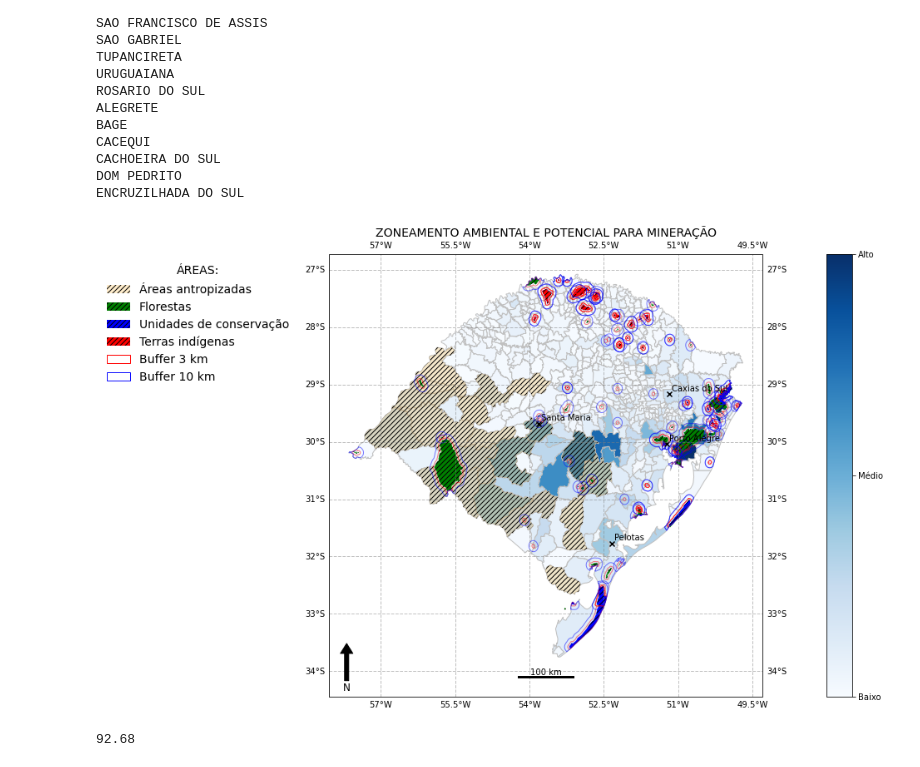
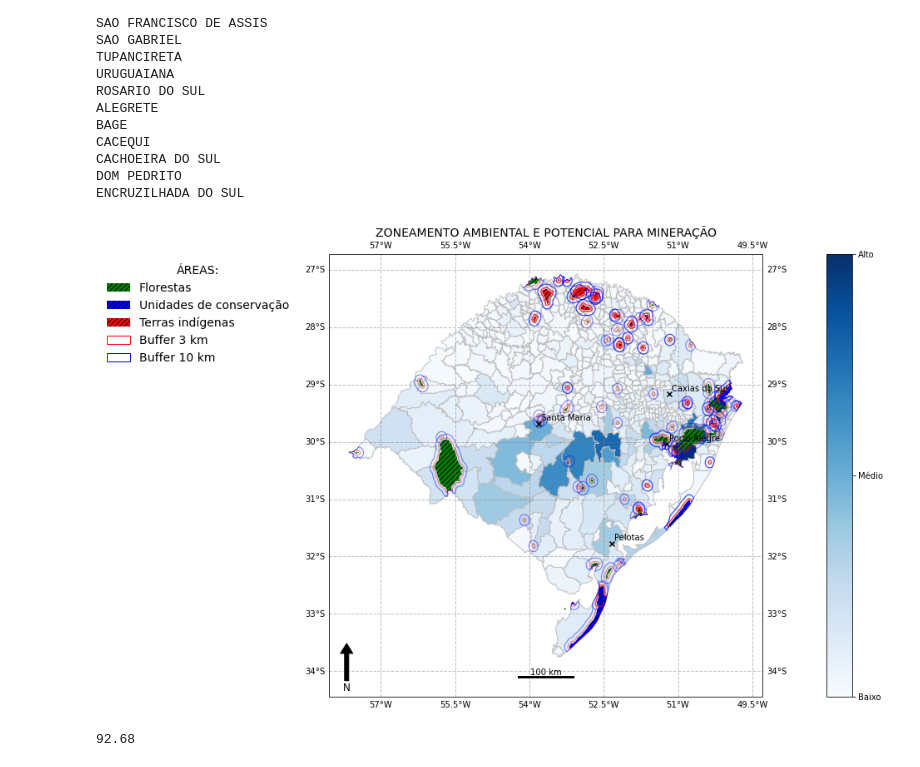
Before and after one commit to robertorolo/Mapas-minera-RS, a Jupyter notebook: ambiental estadual.ipynb, the cells around one changed output. Saved outputs shown, nothing was run; the diff lists cells and outputs as text; code cells hidden in the pictures.

Commit message:
remove vegetal supression

```diff
--- a/ambiental estadual.ipynb
+++ b/ambiental estadual.ipynb
@@ -209,10 +209,15 @@ cbar.ax.set_yticklabels(['Baixo', 'Médio', 'Alto'])
 
 
 
-areas_amb = [muni_sup_veget_df, ucs, fl, ti,]
-label = ['Áreas antropizadas','Florestas', 'Unidades de conservação', 'Terras indígenas', ]
-colors = ['orange', 'green', 'blue', 'red', ]
-alpha=[0.2,1,1,1,]
+#areas_amb = [muni_sup_veget_df, ucs, fl, ti,]
+#label = ['Áreas antropizadas','Florestas', 'Unidades de conservação', 'Terras indígenas', ]
+#colors = ['orange', 'green', 'blue', 'red', ]
+#alpha=[0.2,1,1,1,]
+
+areas_amb = [ucs, fl, ti,]
+label = ['Florestas', 'Unidades de conservação', 'Terras indígenas', ]
+colors = ['green', 'blue', 'red', ]
+alpha=[1,1,1,]
 
 hand = []
 for i, a in enumerate(areas_amb):
@@ -223,34 +228,34 @@ for i, a in enumerate(areas_amb):
 
 h = mpatches.Patch(facecolor='white',alpha=1, edgecolor='red', label='Buffer 3 km')
 hand.append(h)
 
 h = mpatches.Patch(facecolor='white',alpha=1, edgecolor='blue', label='Buffer 10 km')
 hand.append(h)
 
 lgd1 = plt.legend(handles = hand, bbox_to_anchor=(-21, 1), edgecolor = 'white', fontsize='14', title='ÁREAS:', title_fontsize='14', loc='upper right')
 
 overlay.plot(ax=ax, facecolor=(0,0,0,0), edgecolor=(1,0,0,0.5))
 overlay2.plot(ax=ax, facecolor=(0,0,0,0), edgecolor=(0,0,1,0.5))
 
 
 
 scale_bar(ax, 100, location=(0.5,0.01))
 
 gl = ax.gridlines(crs=ccrs.PlateCarree(), draw_labels=True, linewidth=1, color='gray', alpha=0.5, linestyle='--')
 
 x, y, arrow_length = 0.04, 0.12, 0.1
 ax.annotate('N', xy=(x, y), xytext=(x, y-arrow_length),
 arrowprops=dict(facecolor='black', width=5, headwidth=15),
 ha='center', va='center', fontsize=12,
 xycoords=ax.transAxes)
 
 plot_municipios(municipios, lista_municipio, ax, c='black', delta=0.05)
 
 ax.set_title('ZONEAMENTO AMBIENTAL E POTENCIAL PARA MINERAÇÃO', loc='center', fontsize='14')
 
 plt.savefig("imagens/ambiental.png", bbox_inches='tight', facecolor='white', dpi = 300, bbox_extra_artists=([ax, lgd1]))
 # %% [output]
-[figure, old version]
+[figure, new version]
 # %%
 a_rs = rs.area
 a_buffers = overlay.area
```
Also changed, not shown: 1 other file.
